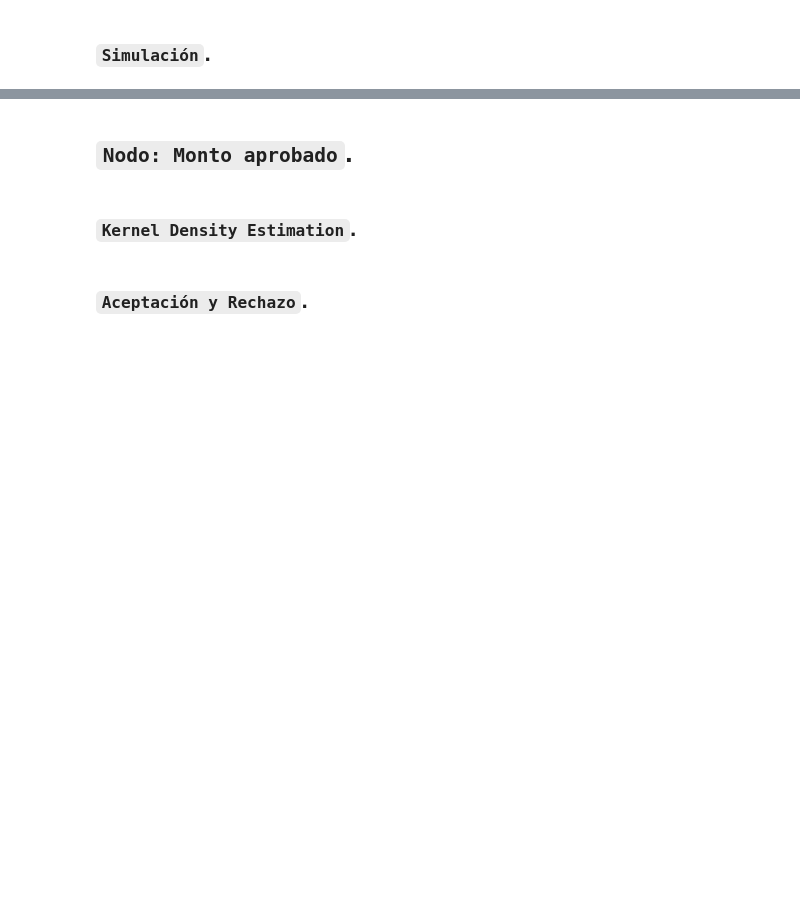
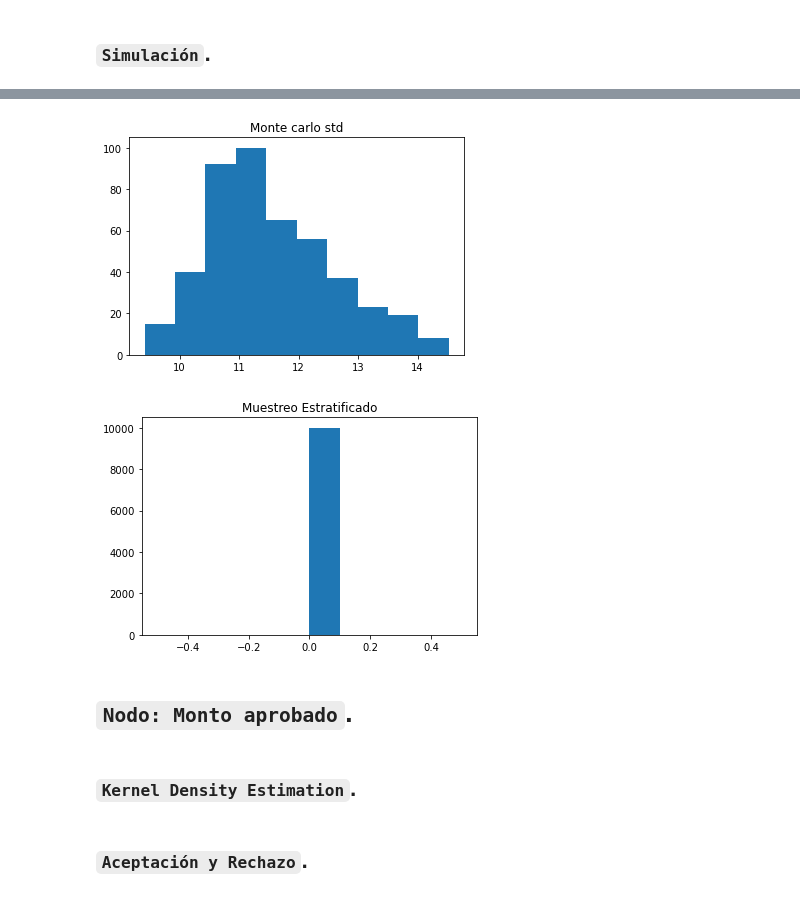
Before and after one commit to JuanPablo2019/Proyecto_modulo1, a Jupyter notebook: ProyectoModulo1_MaganaJ_PinedaB.ipynb, the cells around one changed output, grey strips where cells are left out. Saved outputs shown, nothing was run; the diff lists cells and outputs as text; code cells hidden in the pictures; blank space fills up the shorter version.

```diff
--- a/ProyectoModulo1_MaganaJ_PinedaB.ipynb
+++ b/ProyectoModulo1_MaganaJ_PinedaB.ipynb
@@ -452,0 +491,11 @@ max((np.random.uniform(9,15,100000) + 9 + (1/6)) / 2.1296)
+# %%
+plt.hist(sim)
+plt.title('Monte carlo std')
+plt.show()
+
+plt.hist(m_estratificado)
+plt.title('Muestreo Estratificado')
+plt.show()
+# %% [output]
+[figure, added]
+[figure, added]
```
Also changed, not shown: parts of 18 cells of this notebook.
